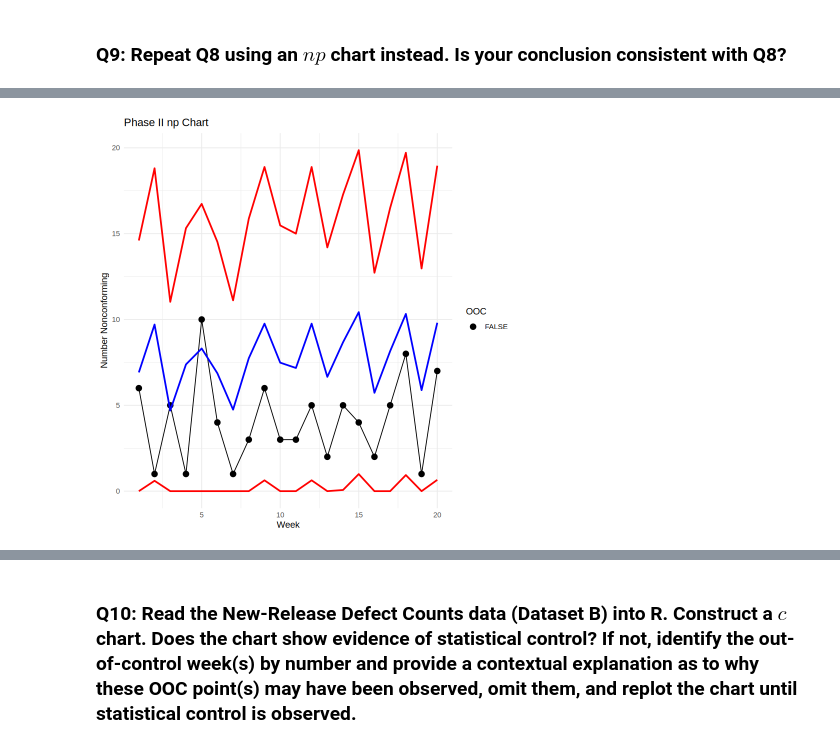
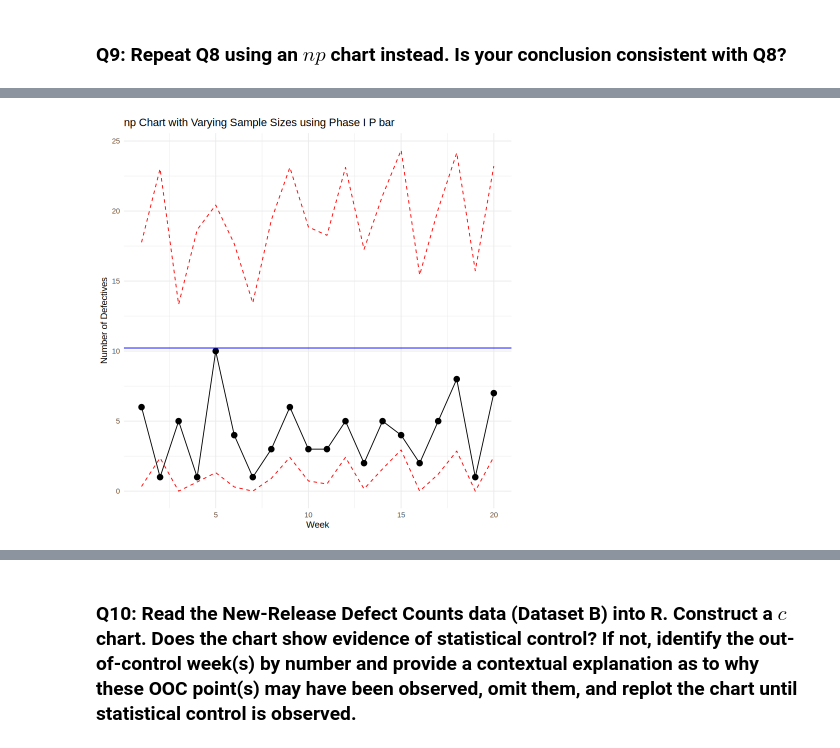
Before and after one commit to DesyneMartinez/STAT-7110-Quality-Control, a Jupyter notebook: Assignments/HW3/STAT-7110-HW3.ipynb, the cells around one changed output, grey strips where cells are left out. Drawn from its saved outputs; the diff is of its cells as text; code cells hidden in the pictures.

```diff
--- a/Assignments/HW3/STAT-7110-HW3.ipynb
+++ b/Assignments/HW3/STAT-7110-HW3.ipynb
@@ -352,7 +319,6 @@ The OOC point is week number:
 # %%
 ## Q9 Code ##
 
-## Q9 - Phase II np Chart with Variable Sample Sizes ##
 
 library(tidyverse)
 library(readxl)
@@ -361,63 +327,71 @@ library(ggplot2)
 ## Read in Phase II Data ##
 Comics_II <- read_excel("RavisComics_ShipmentCondition_PhaseII.xlsx")
 
-## Bring forward p-bar from finalized Phase I chart ##
+## Bring forward p-bar from finalized Phase I p chart ##
+
 pbar <- Comic_chart1$center
 
-## Calculate np-chart statistics ##
-Comics_II <- Comics_II %>%
-  mutate(
-    Week = row_number(),
+# Calculate np-bar (average number of defectives)
+np_bar <- p_bar * mean(Comics_II$TotalComics)
 
-    CL = TotalComics * pbar,
+#We have to calculate this manually since the qcc function does not handle np charts correctly when there is varying sample sizes ##
 
-    UCL = CL + 3 * sqrt(TotalComics * pbar * (1 - pbar)),
+# Calculate control limits for each subgroup(Weeks) (varying n)
 
-    LCL = pmax(
-      0,
-      CL - 3 * sqrt(TotalComics * pbar * (1 - pbar))
-    ),
+# The number of nonconforming units out of a sample of size is n so in this case n is the variable Total Comics which is the sample size for the subgroup ##
 
-    OOC = NumberNonconforming > UCL |
-          NumberNonconforming < LCL
-  )
+#Formula to identify the upper and lower control limits fot the np chart##
+# UCL = n * p_bar + 3 * sqrt(n * p_bar * (1 - p_bar))
+# LCL = n * p_bar - 3 * sqrt(n * p_bar * (1 - p_bar))
 
-## Display OOC Weeks ##
-Comics_II %>%
-  filter(OOC) %>%
-  select(Week, NumberNonconforming)
+Comics_II$UCL <- with(Comics_II, TotalComics * p_bar + 3 * sqrt(TotalComics * p_bar * (1 - p_bar)))
+Comics_II$LCL <- with(Comics_II, TotalComics * p_bar - 3 * sqrt(TotalComics * p_bar * (1 - p_bar)))
 
-## Plot the np Chart ##
-ggplot(Comics_II, aes(x = Week)) +
 
-  geom_line(aes(y = NumberNonconforming),
-            color = "black") +
+# Ensure LCL is not negative
+Comics_II$LCL[Comics_II$LCL < 0] <- 0
 
-  geom_point(aes(y = NumberNonconforming,
-                 color = OOC),
-             size = 3) +
 
-  geom_line(aes(y = CL),
-            color = "blue",
-            linewidth = 1) +
-
-  geom_line(aes(y = UCL),
-            color = "red",
-            linewidth = 1) +
-
-  geom_line(aes(y = LCL),
-            color = "red",
-            linewidth = 1) +
-
-  scale_color_manual(values = c("black", "red")) +
-
+# Plot np chart
+ggplot(Comics_II, aes(x = Week, y = NumberNonconforming)) +
+  geom_point(size = 3) +
+  geom_line() +
+  geom_line(aes(y = UCL), color = "red", linetype = "dashed") +
+  geom_line(aes(y = LCL), color = "red", linetype = "dashed") +
+  geom_hline(yintercept = np_bar, color = "blue") +
   labs(
-    title = "Phase II np Chart",
+    title = "np Chart with Varying Sample Sizes using Phase I P bar",
     x = "Week",
-    y = "Number Nonconforming"
+    y = "Number of Defectives"
   ) +
-
   theme_minimal()
 
-which(Comics_II$OOC)
+
+
+# Find out-of-control observations
+ooc_points <- which(
+  Comics_II$NumberNonconforming > Comics_II$UCL |
+  Comics_II$NumberNonconforming < Comics_II$LCL
+)
+
+# Display the week numbers
+cat("OOC weeks:", Comics_II$Week[ooc_points], "\n")
+
+# Remove OOC points
+ComicsII_phase2 <- Comics_II[-ooc_points, ]
+
+
+# Plot np chart
+ggplot(ComicsII_phase2, aes(x = Week, y = NumberNonconforming)) +
+  geom_point(size = 3) +
+  geom_line() +
+  geom_line(aes(y = UCL), color = "red", linetype = "dashed") +
+  geom_line(aes(y = LCL), color = "red", linetype = "dashed") +
+  geom_hline(yintercept = np_bar, color = "blue") +
+  labs(
+    title = "np Chart with Varying Sample Sizes using Phase I P bar",
+    x = "Week",
+    y = "Number of Defectives"
+  ) +
+  theme_minimal()
 # %% [output]
@@ -428 +399 @@ integer(0)
-[figure, old version]
+[figure, new version]
```
Also changed, not shown: parts of 5 cells of this notebook.
